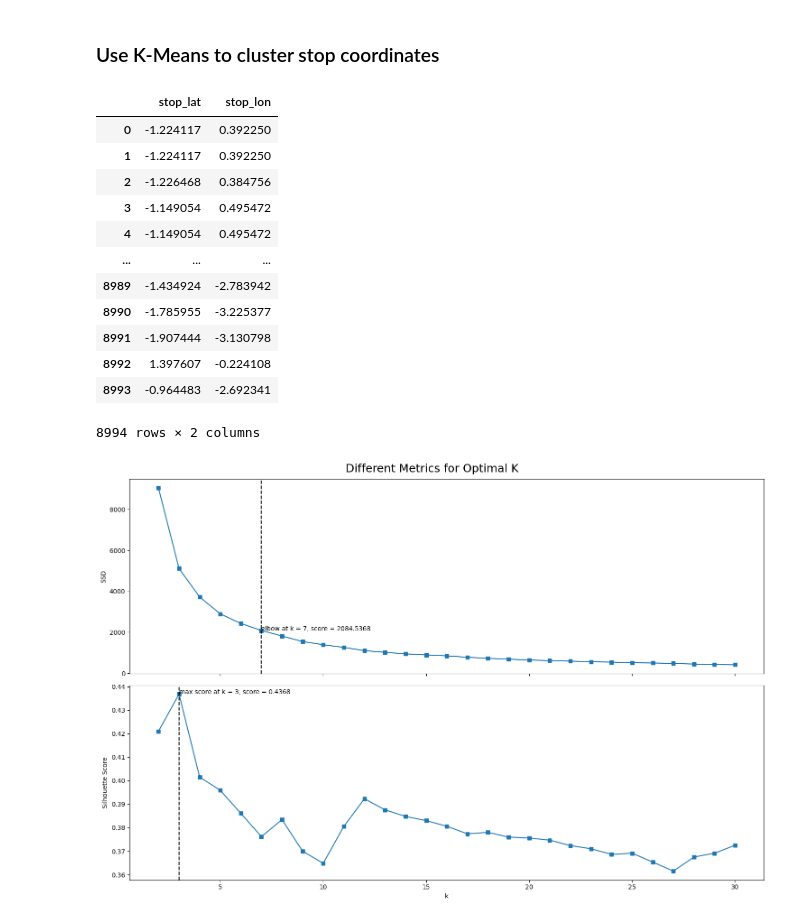
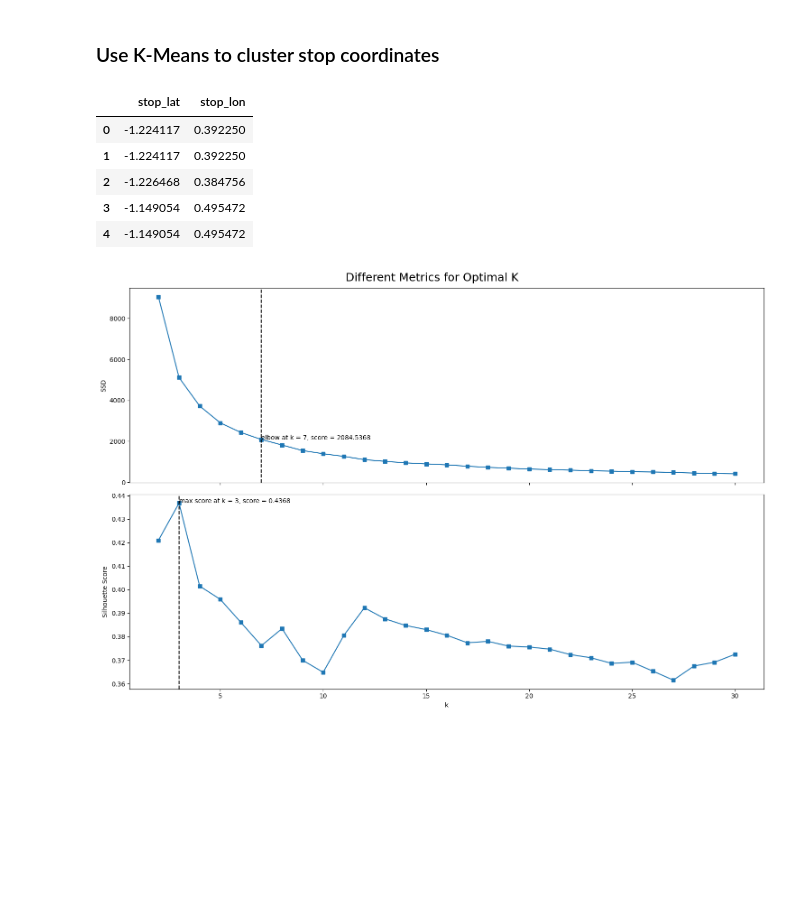
Before and after one commit to nadpierre/stm-transit-delay-prediction, a Jupyter notebook: notebooks/data_preprocessing.ipynb, the cells around one changed output. Cells and saved outputs as stored; diff of their text form; code cells hidden in the pictures; blank space fills up the shorter version.

```diff
--- a/notebooks/data_preprocessing.ipynb
+++ b/notebooks/data_preprocessing.ipynb
@@ -191,24 +191,17 @@ df = df.drop(columns=string_columns, axis=1).join(new_df)
 # %%
 # Scale coordinates
 coords_df = stops_df[['stop_lat', 'stop_lon']]
 scaler_coords = StandardScaler()
 coords_df_scaled = scaler_coords.fit_transform(coords_df)
 coords_df_scaled = pd.DataFrame(coords_df_scaled, columns=scaler_coords.get_feature_names_out())
-coords_df_scaled
+coords_df_scaled.head()
 # %% [output]
 |  | stop_lat | stop_lon |
 | 0 | -1.224117 | 0.392250 |
 | 1 | -1.224117 | 0.392250 |
 | 2 | -1.226468 | 0.384756 |
 | 3 | -1.149054 | 0.495472 |
 | 4 | -1.149054 | 0.495472 |
-| ... | ... | ... |
-| 8989 | -1.434924 | -2.783942 |
-| 8990 | -1.785955 | -3.225377 |
-| 8991 | -1.907444 | -3.130798 |
-| 8992 | 1.397607 | -0.224108 |
-| 8993 | -0.964483 | -2.692341 |
-8994 rows × 2 columns
 # %%
 # Build multiple K-Means models
 models = []
```
Also changed, not shown: parts of 7 cells of this notebook, 7 other files.
